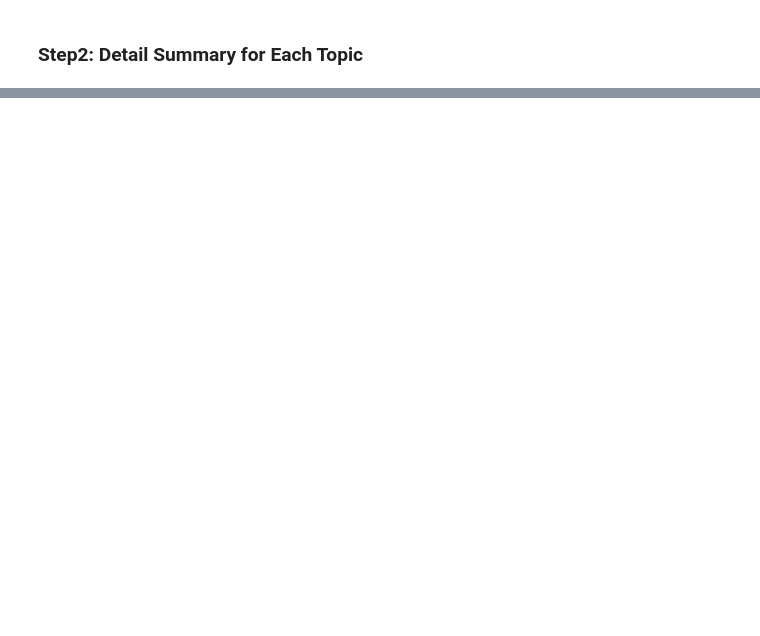
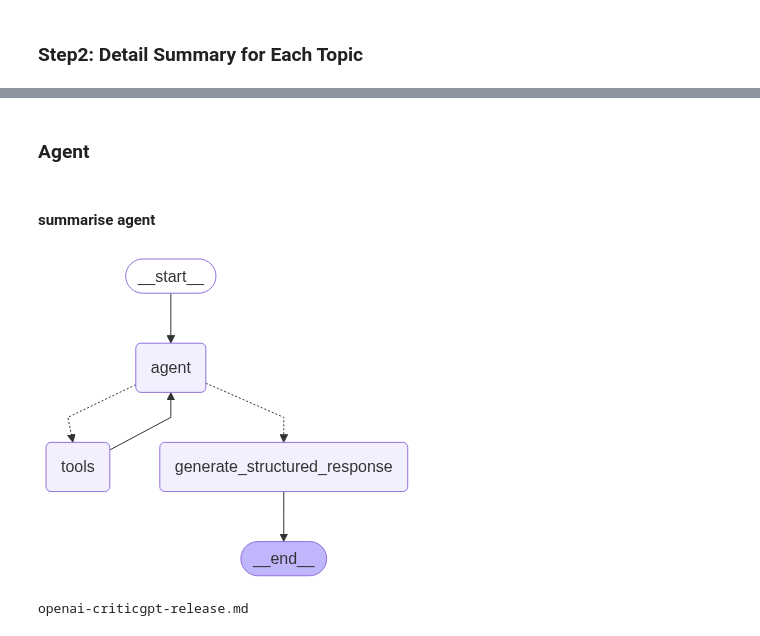
Before and after one commit to jeff52415/ai-news-ignite, a Jupyter notebook: notebook/langgraph_agent.ipynb, the cells around one changed output, grey strips where cells are left out. Drawn from its saved outputs; the diff is of its cells as text; code cells hidden in the pictures; blank space fills up the shorter version.

Commit message:
feat: add agent example

```diff
--- a/notebook/langgraph_agent.ipynb
+++ b/notebook/langgraph_agent.ipynb
@@ -199,0 +60,20 @@ agent.
+# %% [markdown]
+### Agent
+# %%
+from agent.agents import AgentFactory
+factory = AgentFactory()
+factory.list_agents()
+agent_factory = AgentFactory()
+
+from langfuse.callback import CallbackHandler
+
+# Initialize Langfuse CallbackHandler for LangGraph/Langchain (tracing)
+langfuse_handler = CallbackHandler()
+# %% [markdown]
+#### summarise agent
+# %%
+search_and_summarise_agent = await agent_factory.get_search_and_summarise_agent()
+# %%
+search_and_summarise_agent
+# %% [output]
+[figure, added]
@@ -199,0 +98,4 @@ agent.
+# %%
+print(output["structured_response"].file_name)
+# %% [output]
+openai-criticgpt-release.md
```
Also changed, not shown: parts of 38 cells of this notebook, 2 other files.
